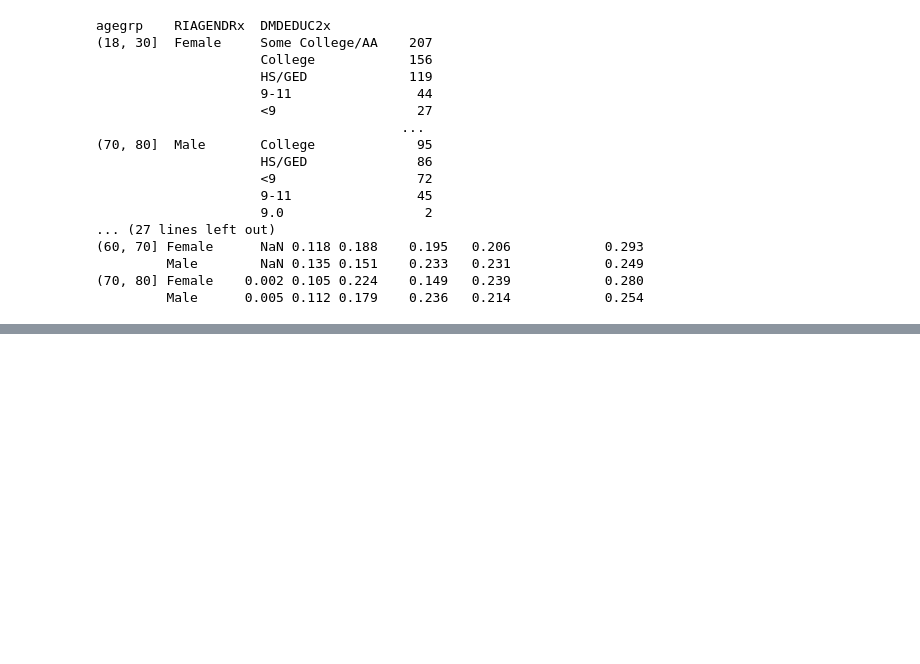
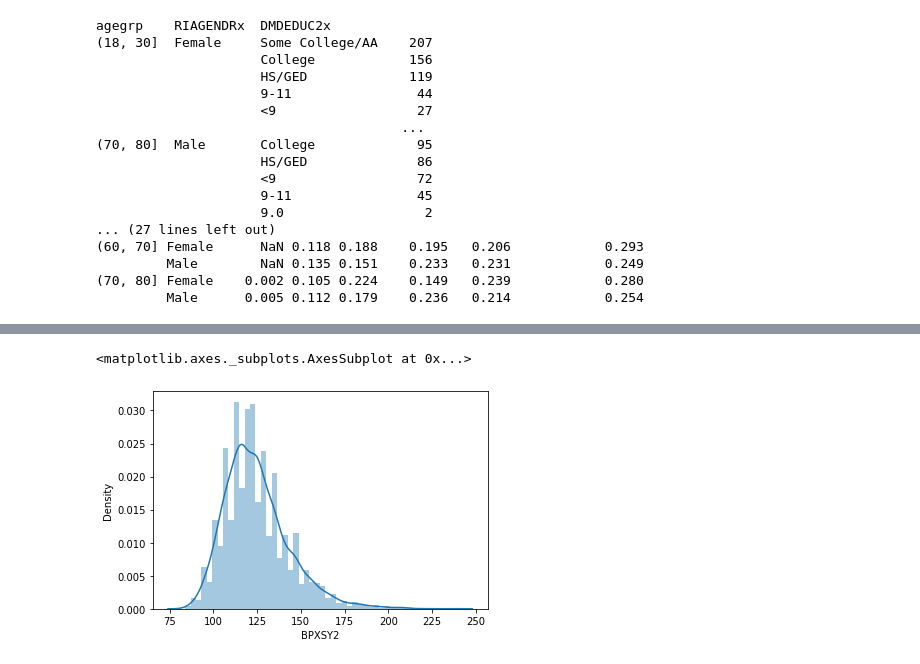
Before and after one commit to arpitsharma27/PythonPractice, a Jupyter notebook: UniversityOf_Michigan_Week2_NHANES_UnivariateAnalyses.ipynb, the cells around one changed output, grey strips where cells are left out. Drawn from its saved outputs; the diff is of its cells as text; code cells hidden in the pictures; blank space fills up the shorter version.

```diff
--- a/UniversityOf_Michigan_Week2_NHANES_UnivariateAnalyses.ipynb
+++ b/UniversityOf_Michigan_Week2_NHANES_UnivariateAnalyses.ipynb
@@ -335,0 +373,5 @@ agegrp    RIAGENDRx  DMDEDUC2x
+# %%
+sns.distplot(df.BPXSY2)
+# %% [output]
+<matplotlib.axes._subplots.AxesSubplot at 0x...>
+[figure, added]
```
Also changed, not shown: parts of 8 cells of this notebook.
